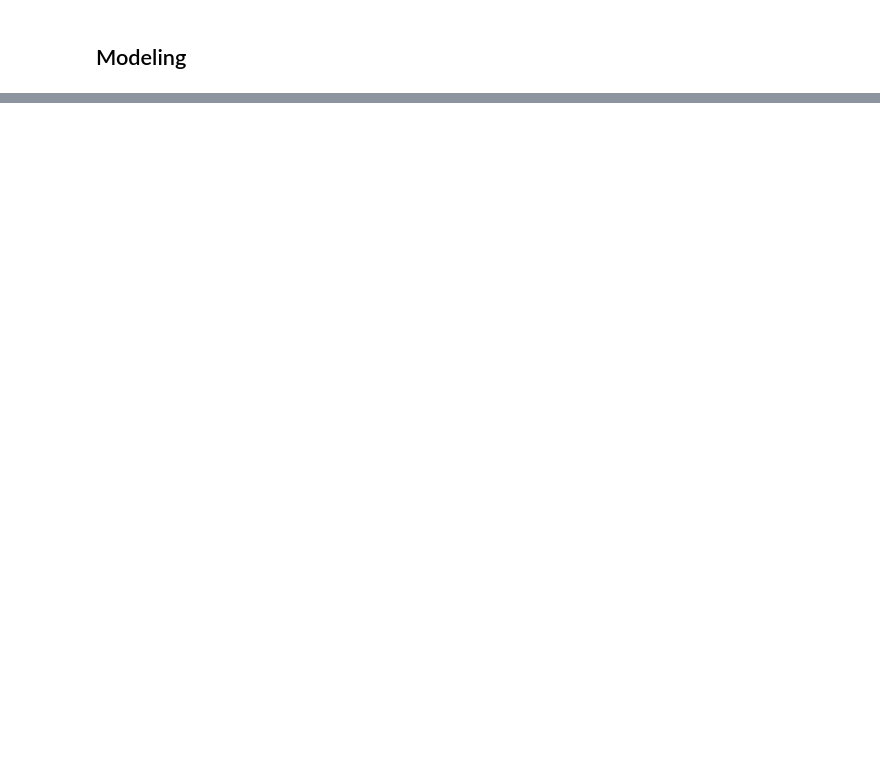
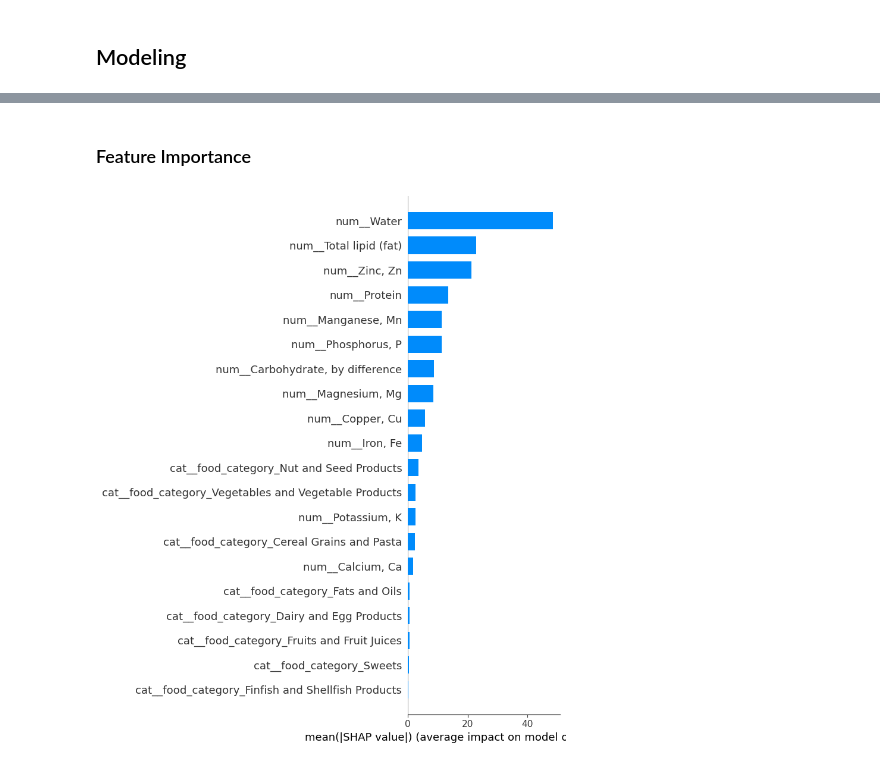
Before and after one commit to viniciusagsa/dsnd-project-01, a Jupyter notebook: data_analysis.ipynb, the cells around one changed output, grey strips where cells are left out. Cells and saved outputs as stored; diff of their text form; code cells hidden in the pictures; blank space fills up the shorter version.

Commit message:
feat: Implement Linear Regression and Random Forest models with SHAP feature importance analysis

```diff
--- a/data_analysis.ipynb
+++ b/data_analysis.ipynb
@@ -363,0 +412,4 @@ plt.show()
+# %%
+# Train the models
+pipeline_lr.fit(X_train, y_train)
+pipeline_rf.fit(X_train, y_train)
@@ -363,0 +534,18 @@ plt.show()
+# %%
+# best model and parameters
+best_rf_model = grid_search.best_estimator_
+best_params = grid_search.best_params_
+
+# best model evaluation
+y_pred_best = best_rf_model.predict(X_test)
+mse_best = mean_squared_error(y_test, y_pred_best)
+r2_best = r2_score(y_test, y_pred_best)
+
+
+print('\n=== GridSearchCV Results ===')
+for param, value in best_params.items():
+    print(f'{param:<30}: {value}')
+
+print('\n=== Best Model from GridSearchCV ===')
+print(f'MSE: {mse_best:.4f}')
+print(f'R²:  {r2_best:.4f}')
@@ -363,0 +567,15 @@ plt.show()
+# %% [markdown]
+### Feature Importance
+# %%
+import shap
+
+# Preprocess the training data
+X_train_processed = preprocessor.transform(X_train)
+feature_names = preprocessor.get_feature_names_out()
+
+# Get feature importances using SHAP for random forest
+explainer = shap.TreeExplainer(best_rf_model.named_steps['regressor'])
+shap_values = explainer.shap_values(X_train_processed)
+shap.summary_plot(shap_values, X_train_processed, feature_names=feature_names, plot_type='bar')
+# %% [output]
+[figure, added]
```
Also changed, not shown: parts of 14 cells of this notebook.
